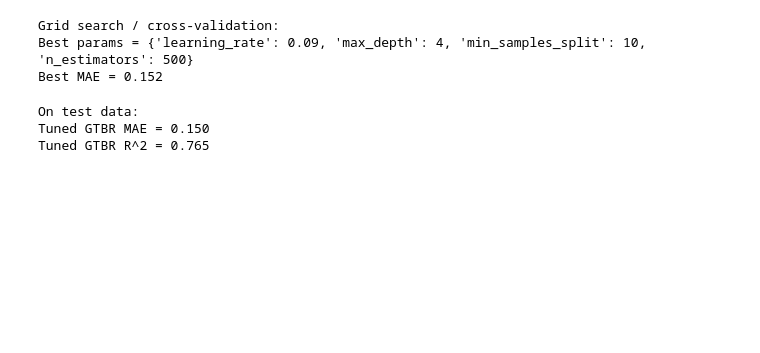
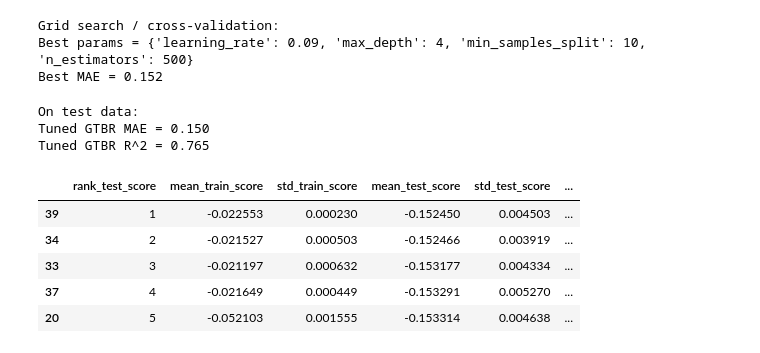
Before and after one commit to jschrein/epfl-exts-adsml-capstone-project, a Jupyter notebook: Gradient Tree Boosting.ipynb, the cells around one changed output. Cells and saved outputs as stored; diff of their text form; code cells hidden in the pictures; blank space fills up the shorter version.

```diff
--- a/Gradient Tree Boosting.ipynb
+++ b/Gradient Tree Boosting.ipynb
@@ -100,4 +111,16 @@ print("Tuned GTBR R^2 = {:.3f}".format(r2_score(y_test, gcv2_test_pred)))
 On test data:
 Tuned GTBR MAE = 0.150
 Tuned GTBR R^2 = 0.765
+# %%
+df_gcv2 = pd.DataFrame(gcv2.cv_results_)[['rank_test_score', 'mean_train_score', 'std_train_score', 'mean_test_score',
+                                         'std_test_score', 'param_learning_rate', 'param_n_estimators', 'param_max_depth',
+                                         'param_min_samples_split']].sort_values(by='rank_test_score')
+df_gcv2.head(5)
+# %% [output]
+|  | rank_test_score | mean_train_score | std_train_score | mean_test_score | std_test_score | ... |
+| 39 | 1 | -0.022553 | 0.000230 | -0.152450 | 0.004503 | ... |
+| 34 | 2 | -0.021527 | 0.000503 | -0.152466 | 0.003919 | ... |
+| 33 | 3 | -0.021197 | 0.000632 | -0.153177 | 0.004334 | ... |
+| 37 | 4 | -0.021649 | 0.000449 | -0.153291 | 0.005270 | ... |
+| 20 | 5 | -0.052103 | 0.001555 | -0.153314 | 0.004638 | ... |
 # %%
```
Also changed, not shown: parts of 8 cells of this notebook.
